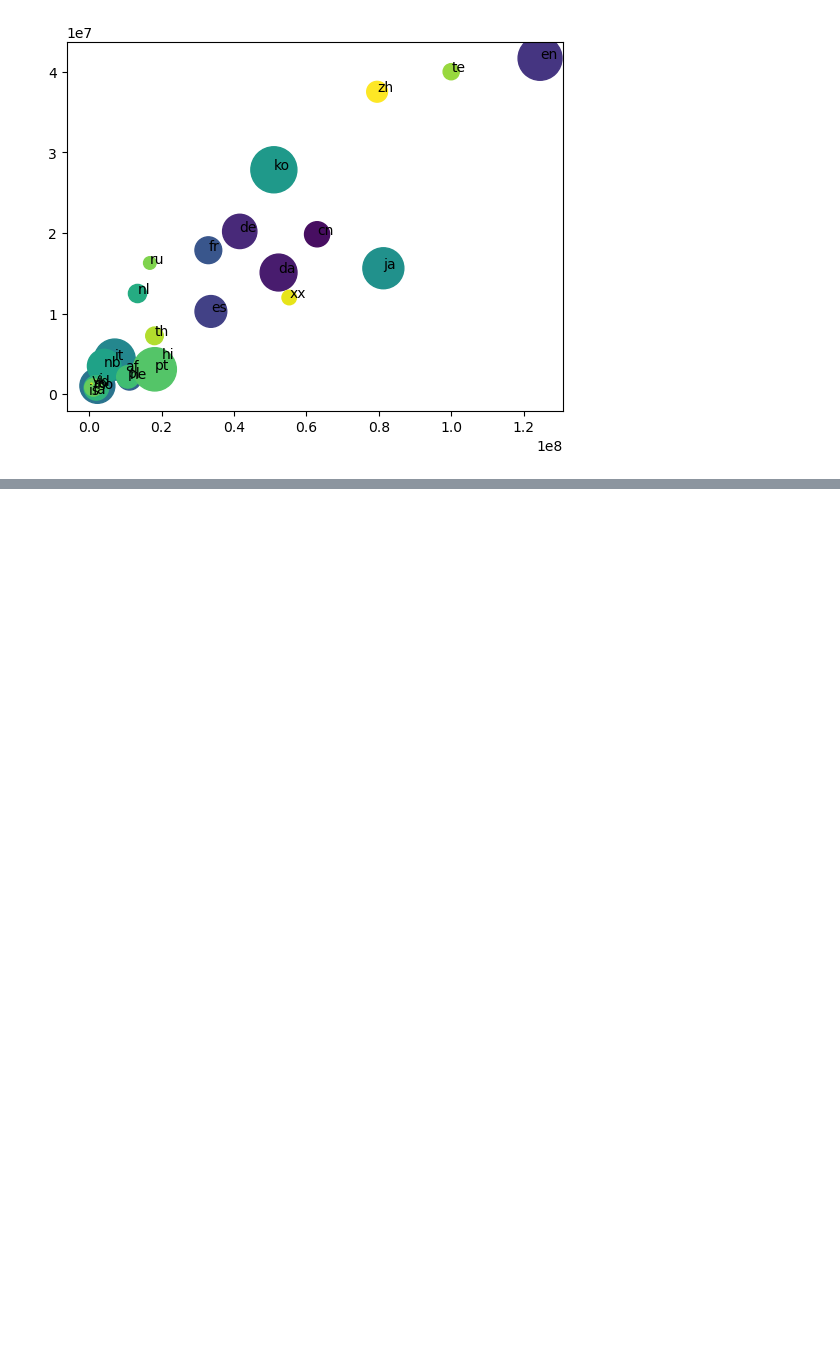
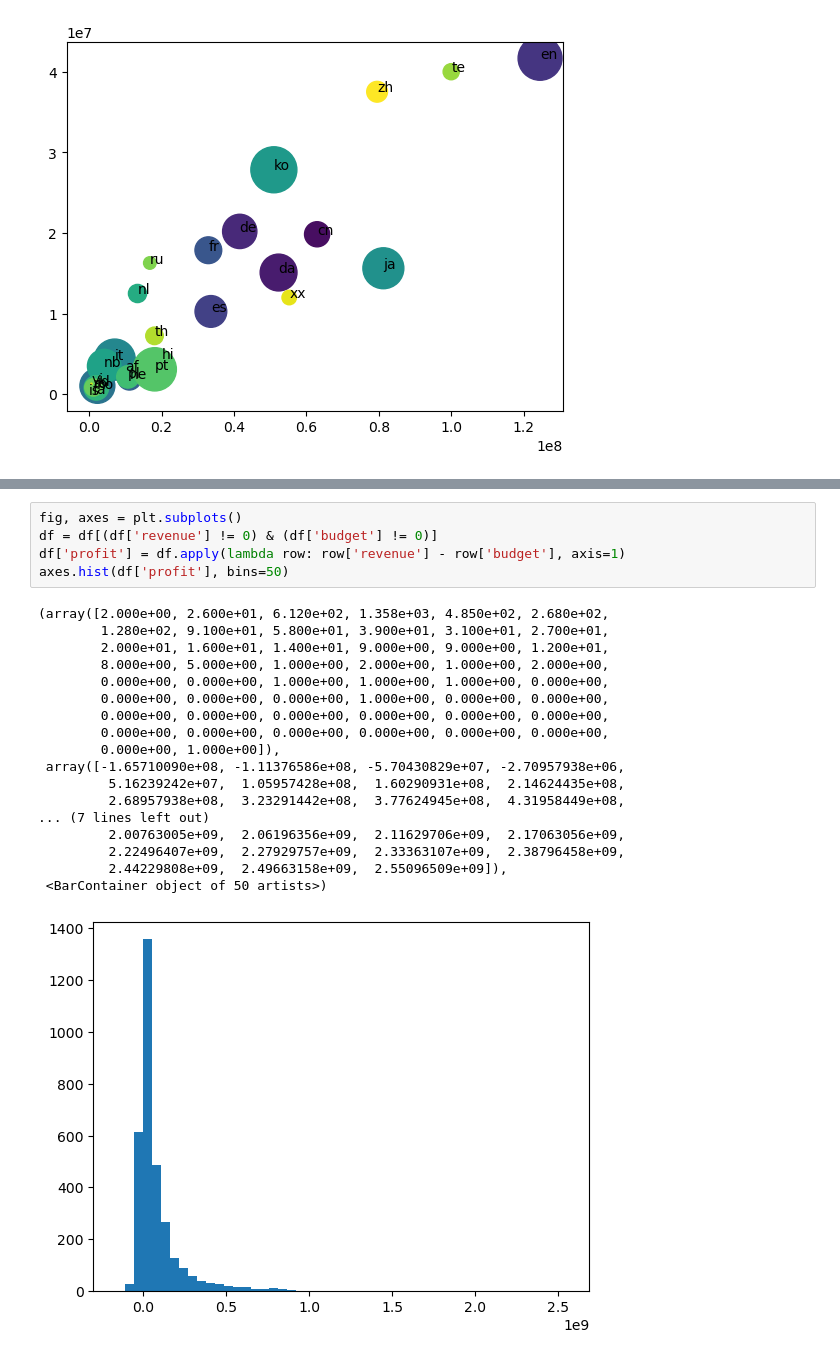
Before and after one commit to donchan7777/py-practice, a Jupyter notebook: python_DS/Matplotlib.ipynb, the cells around one changed output, grey strips where cells are left out. Cells and saved outputs as stored; diff of their text form; blank space fills up the shorter version.

```diff
--- a/python_DS/Matplotlib.ipynb
+++ b/python_DS/Matplotlib.ipynb
@@ -120,0 +130,24 @@ fig.tight_layout()
+# %%
+fig, axes = plt.subplots()
+df = df[(df['revenue'] != 0) & (df['budget'] != 0)]
+df['profit'] = df.apply(lambda row: row['revenue'] - row['budget'], axis=1)
+axes.hist(df['profit'], bins=50)
+# %% [output]
+(array([2.000e+00, 2.600e+01, 6.120e+02, 1.358e+03, 4.850e+02, 2.680e+02,
+        1.280e+02, 9.100e+01, 5.800e+01, 3.900e+01, 3.100e+01, 2.700e+01,
+        2.000e+01, 1.600e+01, 1.400e+01, 9.000e+00, 9.000e+00, 1.200e+01,
+        8.000e+00, 5.000e+00, 1.000e+00, 2.000e+00, 1.000e+00, 2.000e+00,
+        0.000e+00, 0.000e+00, 1.000e+00, 1.000e+00, 1.000e+00, 0.000e+00,
+        0.000e+00, 0.000e+00, 0.000e+00, 1.000e+00, 0.000e+00, 0.000e+00,
+        0.000e+00, 0.000e+00, 0.000e+00, 0.000e+00, 0.000e+00, 0.000e+00,
+        0.000e+00, 0.000e+00, 0.000e+00, 0.000e+00, 0.000e+00, 0.000e+00,
+        0.000e+00, 1.000e+00]),
+ array([-1.65710090e+08, -1.11376586e+08, -5.70430829e+07, -2.70957938e+06,
+         5.16239242e+07,  1.05957428e+08,  1.60290931e+08,  2.14624435e+08,
+         2.68957938e+08,  3.23291442e+08,  3.77624945e+08,  4.31958449e+08,
+... (7 lines left out)
+         2.00763005e+09,  2.06196356e+09,  2.11629706e+09,  2.17063056e+09,
+         2.22496407e+09,  2.27929757e+09,  2.33363107e+09,  2.38796458e+09,
+         2.44229808e+09,  2.49663158e+09,  2.55096509e+09]),
+ <BarContainer object of 50 artists>)
+[figure, added]
```
Also changed, not shown: parts of 3 cells of this notebook.
